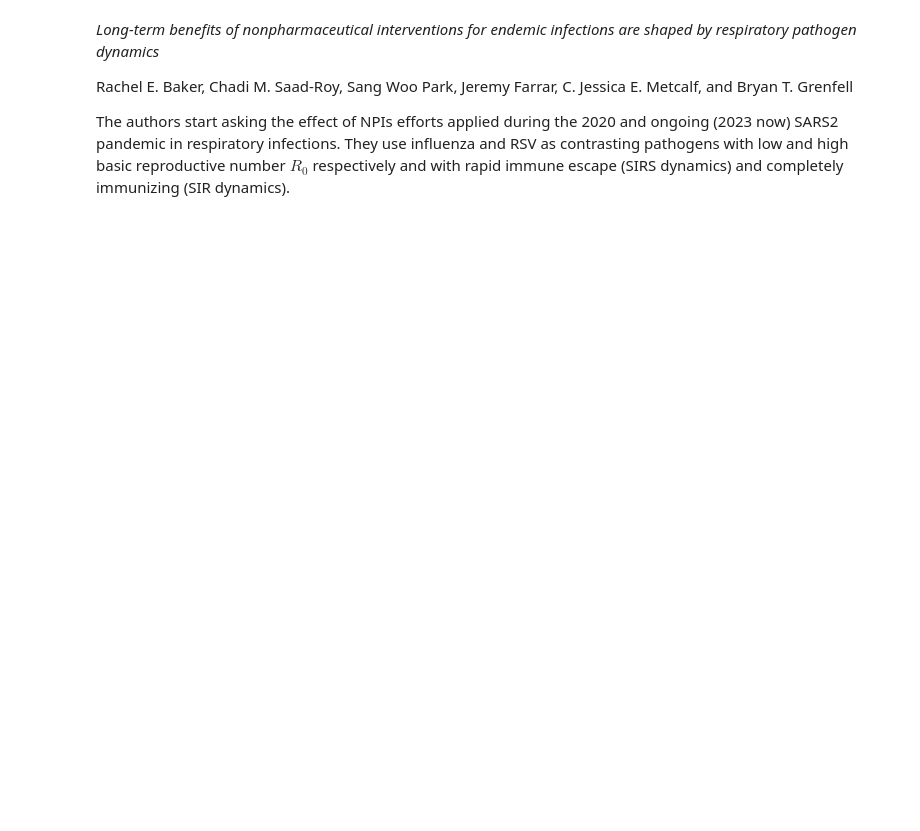
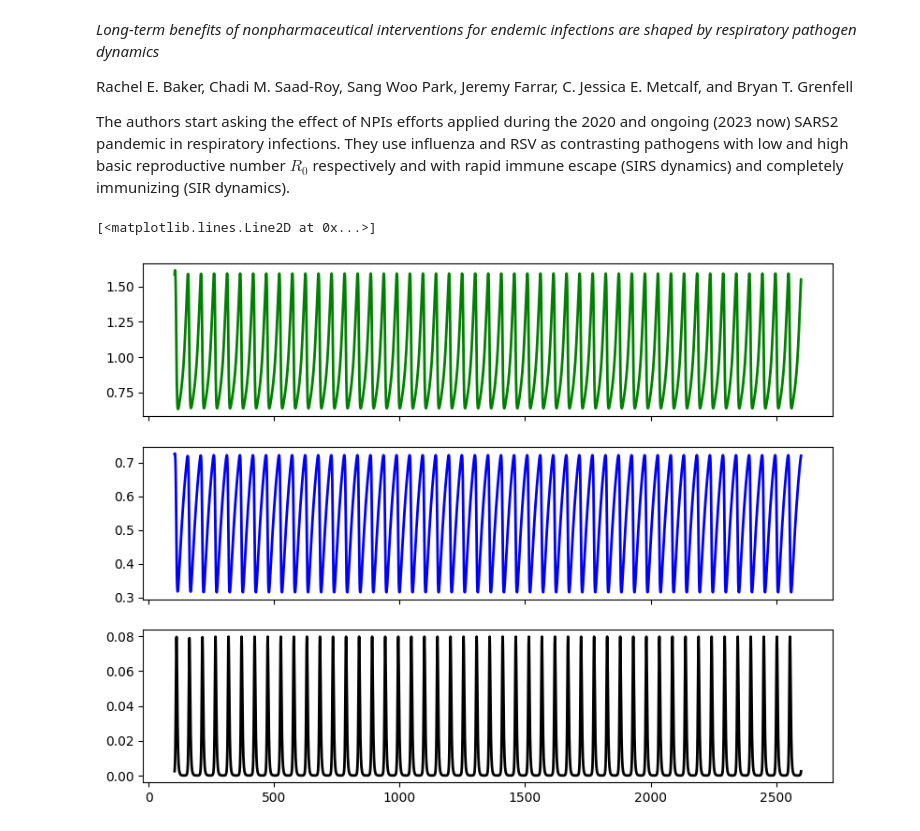
Before and after one commit to ChaosDonkey06/replicated_papers, a Jupyter notebook: 01.ipynb, the cells around one changed output. Saved outputs shown, nothing was run; the diff lists cells and outputs as text; code cells hidden in the pictures; blank space fills up the shorter version.

```diff
--- a/01.ipynb
+++ b/01.ipynb
@@ -8 +52,14 @@ The authors start asking the effect of NPIs efforts applied during the 2020 and
+# %%
+s, i, r  = solution.ys[52*2:, :].T
+time_sim = solution.ts[52*2:]
+
+reff = R0.evaluate(time_sim) * s
+
+fig, ax = plt.subplots(3, 1, figsize=(9.5, 7.2), sharex=True)
+ax[0].plot(time_sim, reff, label=r'$R_{eff}$', color='g', lw=2)
+ax[1].plot(time_sim, s, label='I', color='blue', lw=2)
+ax[2].plot(time_sim, i, label='I', color='k', lw=2)
+# %% [output]
+[<matplotlib.lines.Line2D at 0x...>]
+[figure, added]
 # %%
```
Also changed, not shown: parts of 3 cells of this notebook.
